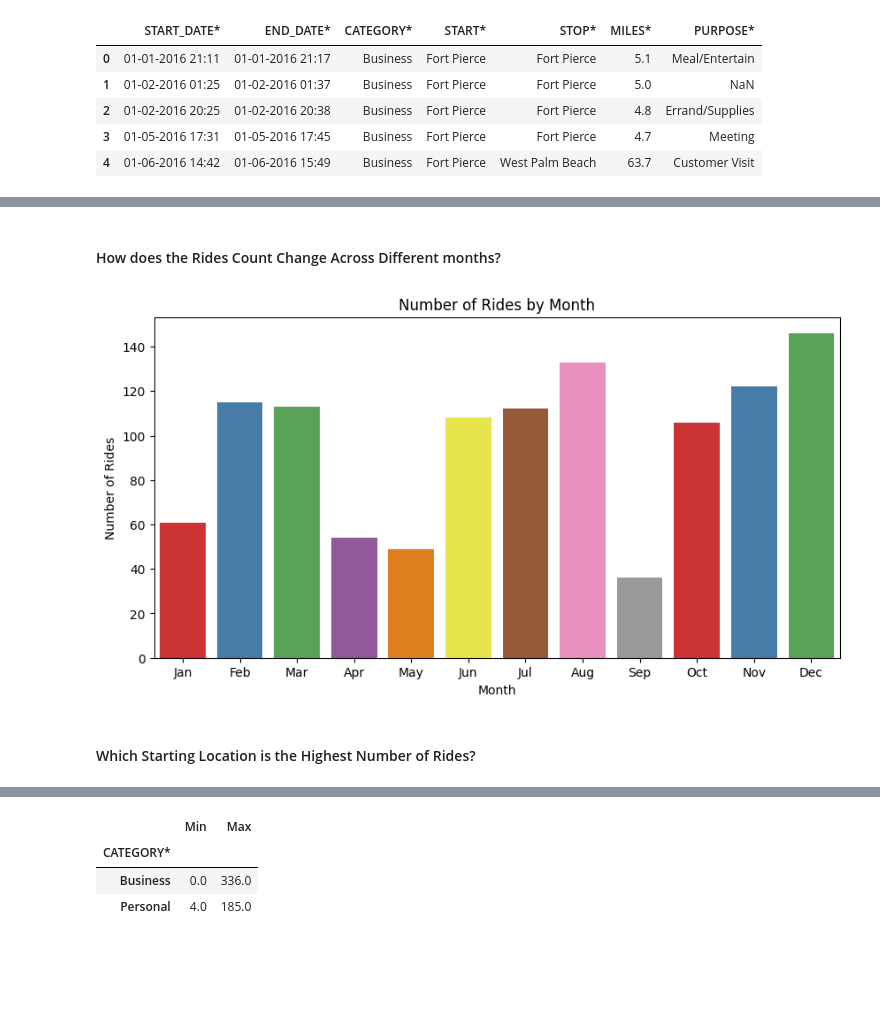
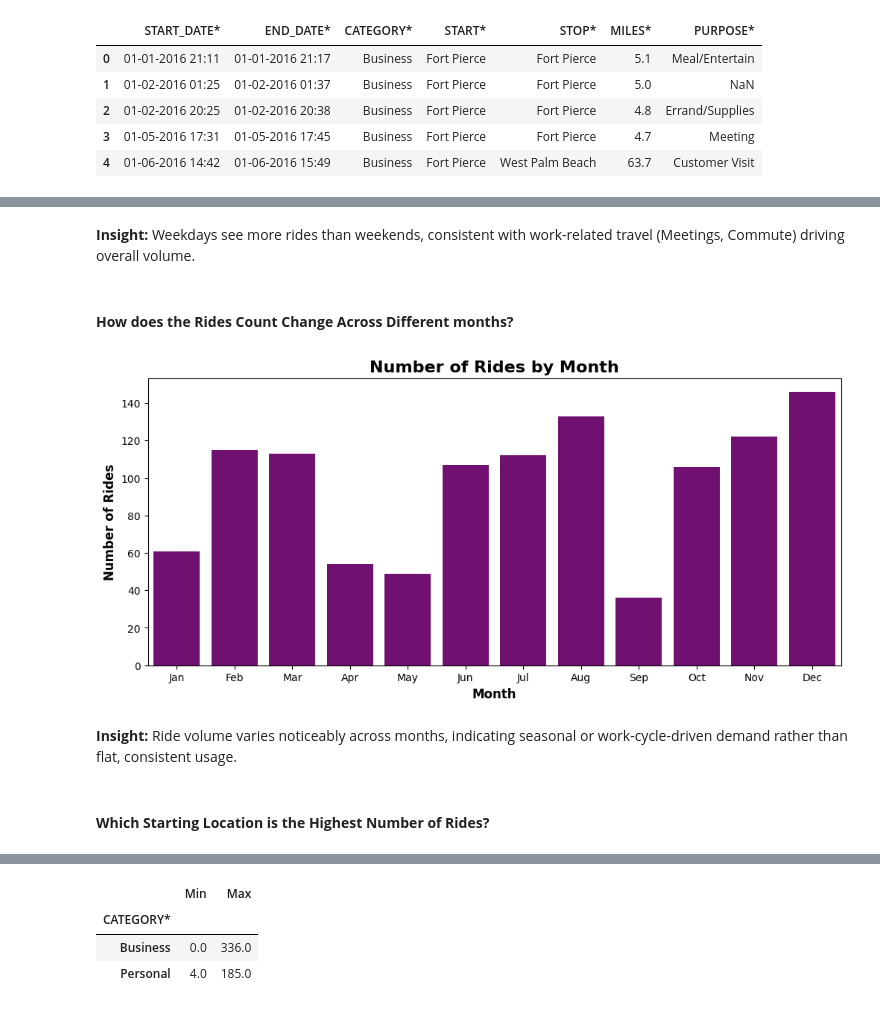
Before and after one commit to cathrin-b/Uber-Drive-Analysis, a Jupyter notebook: UBERDRIVE.ipynb, the cells around one changed output, grey strips where cells are left out. Saved outputs shown, nothing was run; the diff lists cells and outputs as text; code cells hidden in the pictures; blank space fills up the shorter version.

```diff
--- a/UBERDRIVE.ipynb
+++ b/UBERDRIVE.ipynb
@@ -187,8 +112,0 @@ plt.show()
-# %%
-sns.set_style('whitegrid')
-plt.figure(figsize=(10,5))
-sns.violinplot(data = df , y = 'DAY-NIGHT' ,x = 'MILES*', scale = 'width', palette = 'coolwarm')
-plt.title(' Distribution of Miles by day-night')
-plt.xlabel(' Miles')
-plt.ylabel('Day-night')
-plt.show()
@@ -335,14 +213,18 @@ plt.show()
+# %% [markdown]
+**Insight:** Weekdays see more rides than weekends, consistent with work-related travel (Meetings, Commute) driving overall volume.
 # %% [markdown]
-#### How does the Rides Count Change Across Different months?
+#### **How does the Rides Count Change Across Different months?**
 # %%
-plt.figure(figsize=(10,5))
-sns.countplot(data = df, x = 'MONTH',palette='Set1')
-plt.title('Number of Rides by Month')
-plt.xlabel('Month')
-plt.ylabel('Number of Rides')
+plt.figure(figsize=(12,5))
+sns.countplot(data = df, x = 'MONTH',color='purple')
+plt.title('Number of Rides by Month',fontsize=16, fontweight='bold')
+plt.xlabel('Month',fontsize=12, fontweight='bold')
+plt.ylabel('Number of Rides',fontsize=12, fontweight='bold')
 plt.show()
 # %% [output]
-[figure, old version]
+[figure, new version]
+# %% [markdown]
+**Insight:** Ride volume varies noticeably across months, indicating seasonal or work-cycle-driven demand rather than flat, consistent usage.
 # %% [markdown]
-#### Which Starting Location is the Highest Number of Rides?
+#### **Which Starting Location is the Highest Number of Rides?**
 # %%
```
Also changed, not shown: parts of 74 cells of this notebook.
